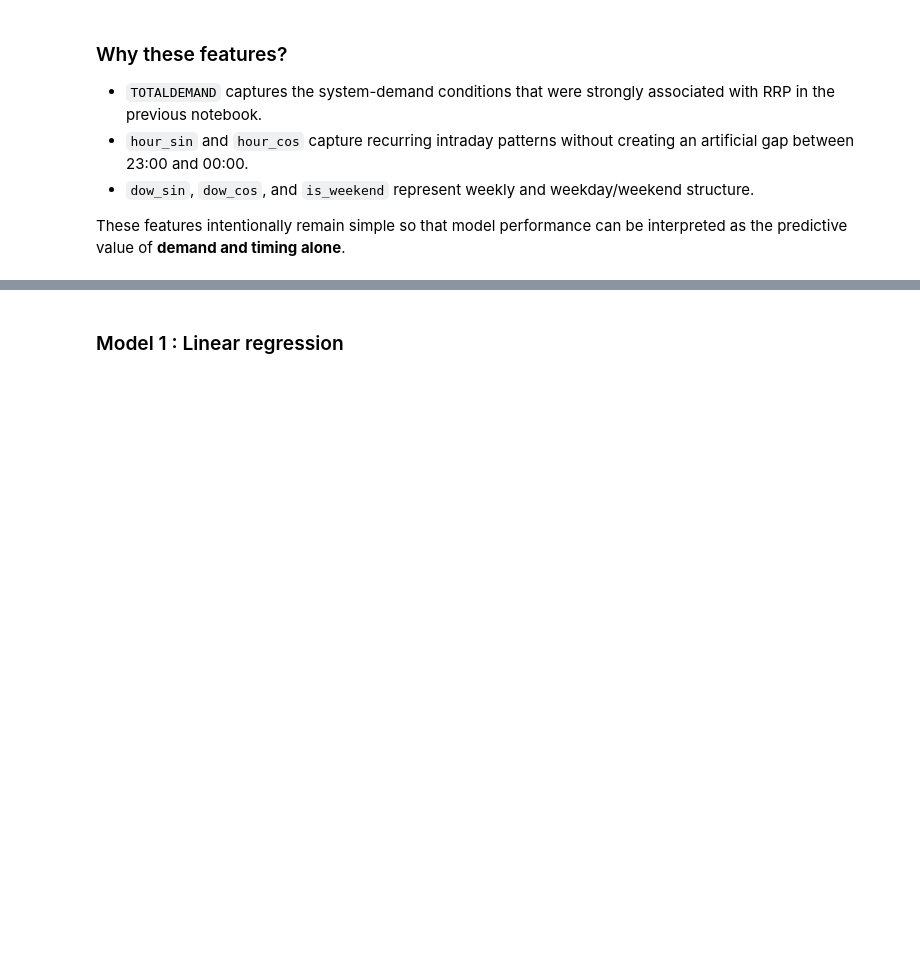
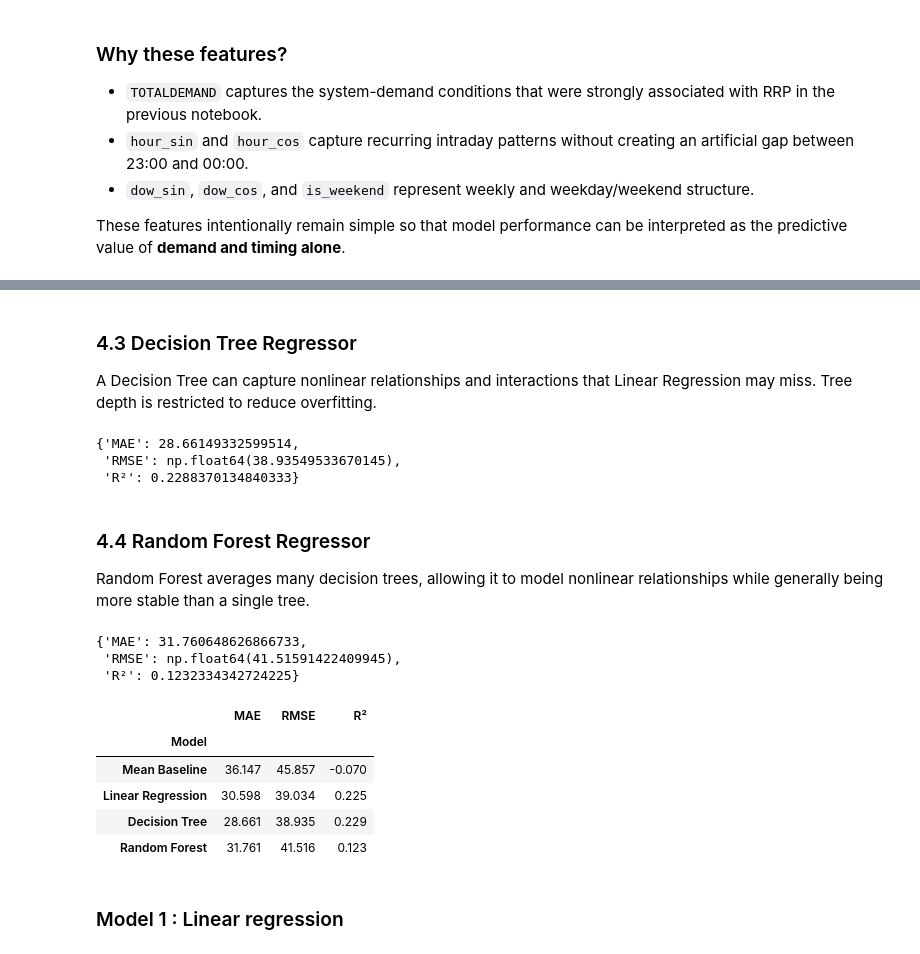
Before and after one commit to klm2109/australian-energy-market-analytics, a Jupyter notebook: notebooks/machine learning.ipynb, the cells around one changed output, grey strips where cells are left out. Saved outputs shown, nothing was run; the diff lists cells and outputs as text; code cells hidden in the pictures; blank space fills up the shorter version.

```diff
--- a/notebooks/machine learning.ipynb
+++ b/notebooks/machine learning.ipynb
@@ -117,8 +117,3 @@ df[features].head()
 - `dow_sin`, `dow_cos`, and `is_weekend` represent weekly and weekday/weekend structure.
 
 These features intentionally remain simple so that model performance can be interpreted as the predictive value of **demand and timing alone**.
-# %%
-# Create temporal features
-df["hour"] = df["SETTLEMENTDATE"].dt.hour
-df["day_of_week"] = df["SETTLEMENTDATE"].dt.dayofweek
-df["is_weekend"] =  (df["day_of_week"] >= 5).astype(int)
@@ -152,0 +158,5 @@ y_test = y.iloc[split_index:]
+# %%
+X_train = train[features]
+X_test = test[features]
+y_train = train["RRP"]
+y_test = test["RRP"]
@@ -184,3 +198,61 @@ Baseline R²: -0.070
+# %% [markdown]
+### 4.3 Decision Tree Regressor
+
+A Decision Tree can capture nonlinear relationships and interactions that Linear Regression may miss. Tree depth is restricted to reduce overfitting.
+# %%
+tree_model = DecisionTreeRegressor(
+    max_depth=6,
+    min_samples_leaf=20,
+    random_state=RANDOM_STATE
+)
+
+tree_model.fit(X_train, y_train)
+tree_pred = tree_model.predict(X_test)
+
+tree_metrics = regression_metrics(y_test, tree_pred)
+tree_metrics
+# %% [output]
+{'MAE': 28.66149332599514,
+ 'RMSE': np.float64(38.93549533670145),
+ 'R²': 0.2288370134840333}
+# %% [markdown]
+### 4.4 Random Forest Regressor
+
+Random Forest averages many decision trees, allowing it to model nonlinear relationships while generally being more stable than a single tree.
+# %%
+rf_model = RandomForestRegressor(
+    n_estimators=300,
+    max_depth=10,
+    min_samples_leaf=5,
+    random_state=RANDOM_STATE,
+    n_jobs=-1
+)
+
+rf_model.fit(X_train, y_train)
+rf_pred = rf_model.predict(X_test)
+
+rf_metrics = regression_metrics(y_test, rf_pred)
+rf_metrics
+# %% [output]
+{'MAE': 31.760648626866733,
+ 'RMSE': np.float64(41.51591422409945),
+ 'R²': 0.1232334342724225}
+# %%
+regression_results = pd.DataFrame([
+    {"Model": "Mean Baseline", **baseline_metrics},
+    {"Model": "Linear Regression", **linear_metrics},
+    {"Model": "Decision Tree", **tree_metrics},
+    {"Model": "Random Forest", **rf_metrics}
+]).set_index("Model")
+
+regression_results.round(3)
+# %% [output]
+|  | MAE | RMSE | R² |
+| Model |  |  |  |
+| Mean Baseline | 36.147 | 45.857 | -0.070 |
+| Linear Regression | 30.598 | 39.034 | 0.225 |
+| Decision Tree | 28.661 | 38.935 | 0.229 |
+| Random Forest | 31.761 | 41.516 | 0.123 |
 # %% [markdown]
 ### Model 1 : Linear regression
 # %%
```
Also changed, not shown: parts of 8 cells of this notebook.
